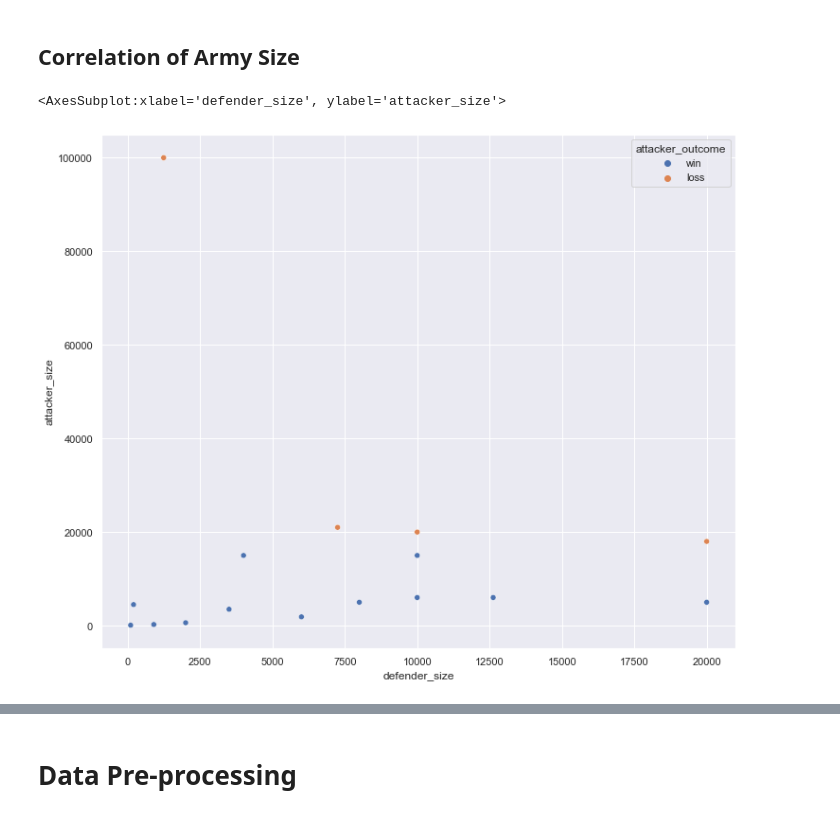
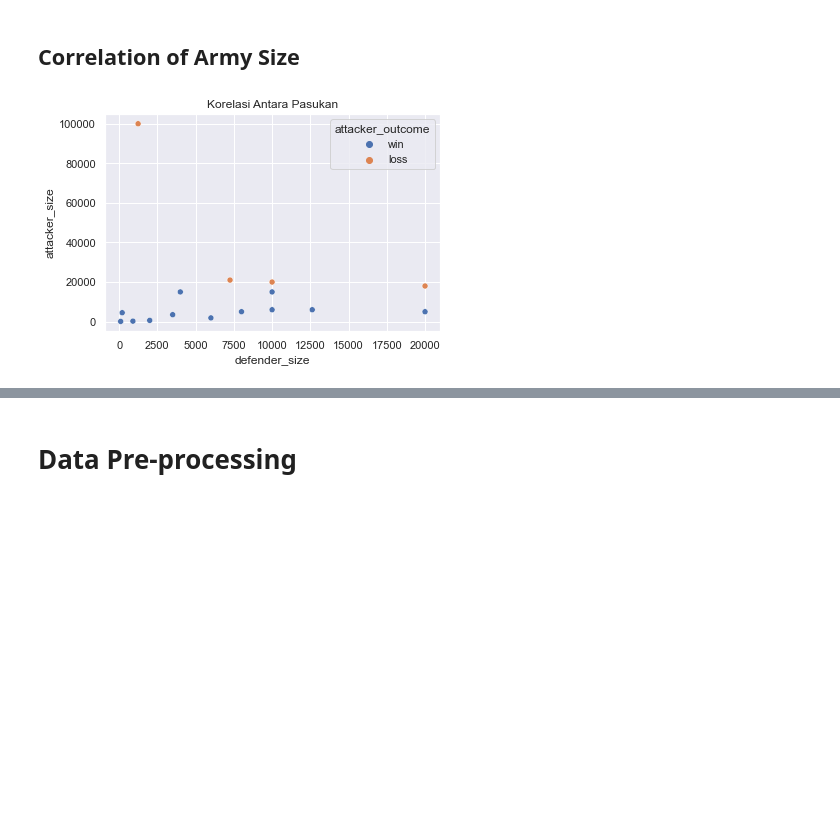
Before and after one commit to stefkim/Game_of_Thrones_Battles_Analysis_and_Prediction, a Jupyter notebook: complete_notebook_final.ipynb, the cells around one changed output, grey strips where cells are left out. Drawn from its saved outputs; the diff is of its cells as text; code cells hidden in the pictures; blank space fills up the shorter version.

```diff
--- a/complete_notebook_final.ipynb
+++ b/complete_notebook_final.ipynb
@@ -385,17 +385,3 @@ plt.title("Defender Army Size")
 plt.show()
 # %% [output]
 [figure]
-# %%
-attacker_army = df['attacker_size'].groupby(df['attacker_king']).sum().reset_index().sort_values(by='attacker_size',ascending=False)
-defender_army = df['defender_size'].groupby(df['defender_king']).sum().reset_index().sort_values(by='defender_size',ascending=False)
-
-sns.set(rc={'figure.figsize':(12,10)})
-fig, ax =plt.subplots(1,2)
-
-atk_size_plot = sns.barplot(y='attacker_king',
-                      x='attacker_size',
-                      data=attacker_army, ax=ax[0])
-def_size_plot = sns.barplot(y='defender_king',
-                      x='defender_size',
-                      data=defender_army, ax=ax[1])
-fig.show()
@@ -445,6 +429,7 @@ plt.show()
 ## Correlation of Army Size
 # %%
 sns.scatterplot(data=df, x="defender_size", y="attacker_size",hue="attacker_outcome")
+plt.title("Korelasi Antara Pasukan")
+plt.show()
 # %% [output]
-<AxesSubplot:xlabel='defender_size', ylabel='attacker_size'>
-[figure, old version]
+[figure, new version]
```
Also changed, not shown: parts of 27 cells of this notebook.
